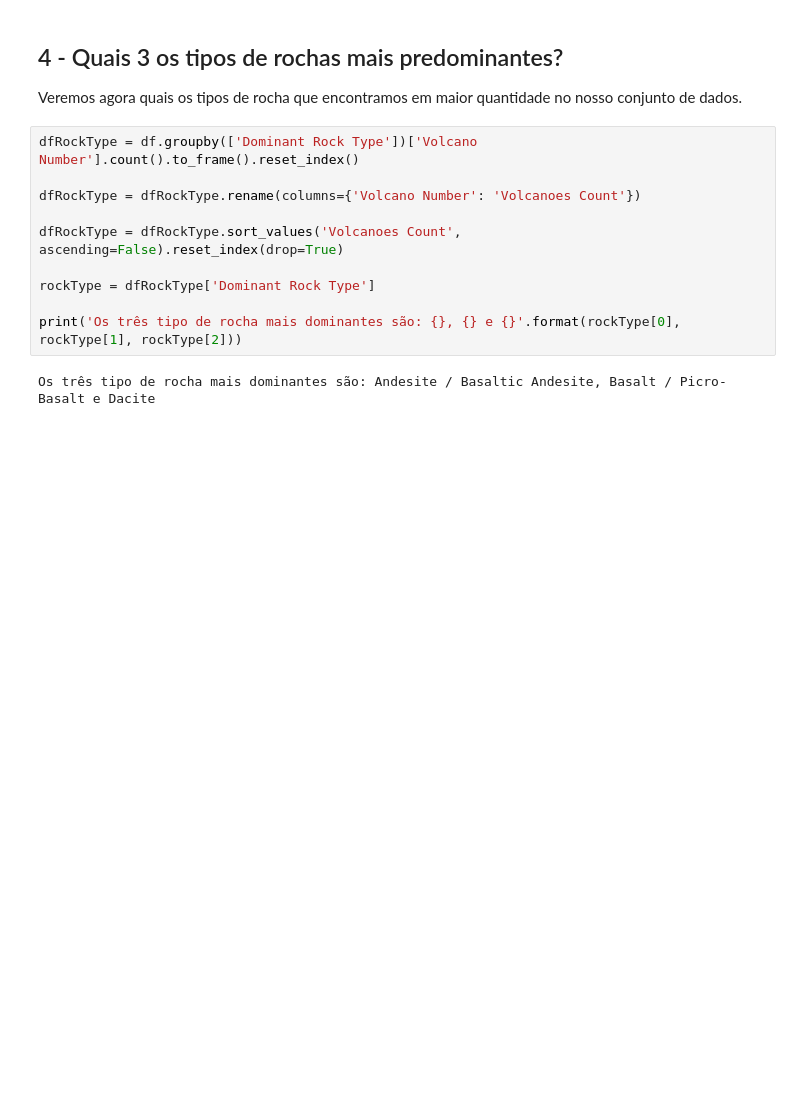
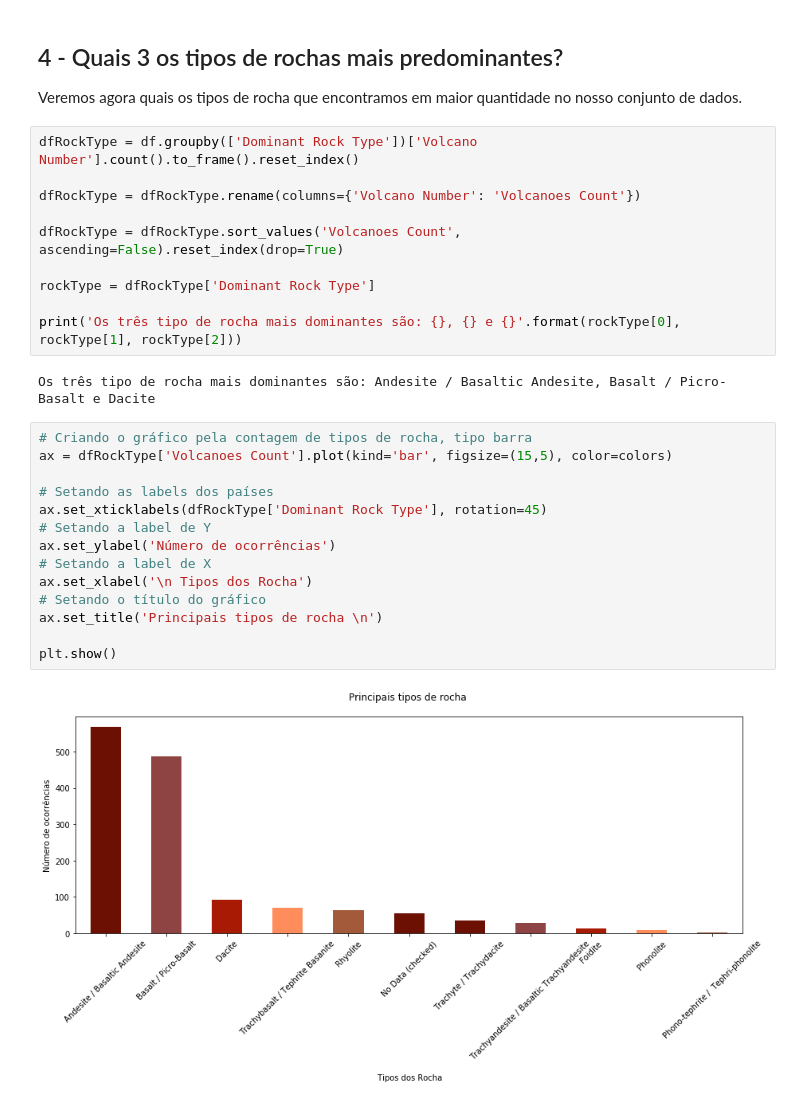
Before and after one commit to matheusbattisti/analise01_vulcan_eruptions, a Jupyter notebook: Vulcan_Eruption_Analysis.ipynb, the cells around one changed output. Drawn from its saved outputs; the diff is of its cells as text; blank space fills up the shorter version.

```diff
--- a/Vulcan_Eruption_Analysis.ipynb
+++ b/Vulcan_Eruption_Analysis.ipynb
@@ -424,3 +411,19 @@ rockType = dfRockType['Dominant Rock Type']
 print('Os três tipo de rocha mais dominantes são: {}, {} e {}'.format(rockType[0], rockType[1], rockType[2]))
 # %% [output]
 Os três tipo de rocha mais dominantes são: Andesite / Basaltic Andesite, Basalt / Picro-Basalt e Dacite
+# %%
+# Criando o gráfico pela contagem de tipos de rocha, tipo barra
+ax = dfRockType['Volcanoes Count'].plot(kind='bar', figsize=(15,5), color=colors)
+
+# Setando as labels dos países
+ax.set_xticklabels(dfRockType['Dominant Rock Type'], rotation=45)
+# Setando a label de Y
+ax.set_ylabel('Número de ocorrências')
+# Setando a label de X
+ax.set_xlabel('\n Tipos dos Rocha')
+# Setando o título do gráfico
+ax.set_title('Principais tipos de rocha \n')
+
+plt.show()
+# %% [output]
+[figure, added]
```
Also changed, not shown: parts of 11 cells of this notebook.
